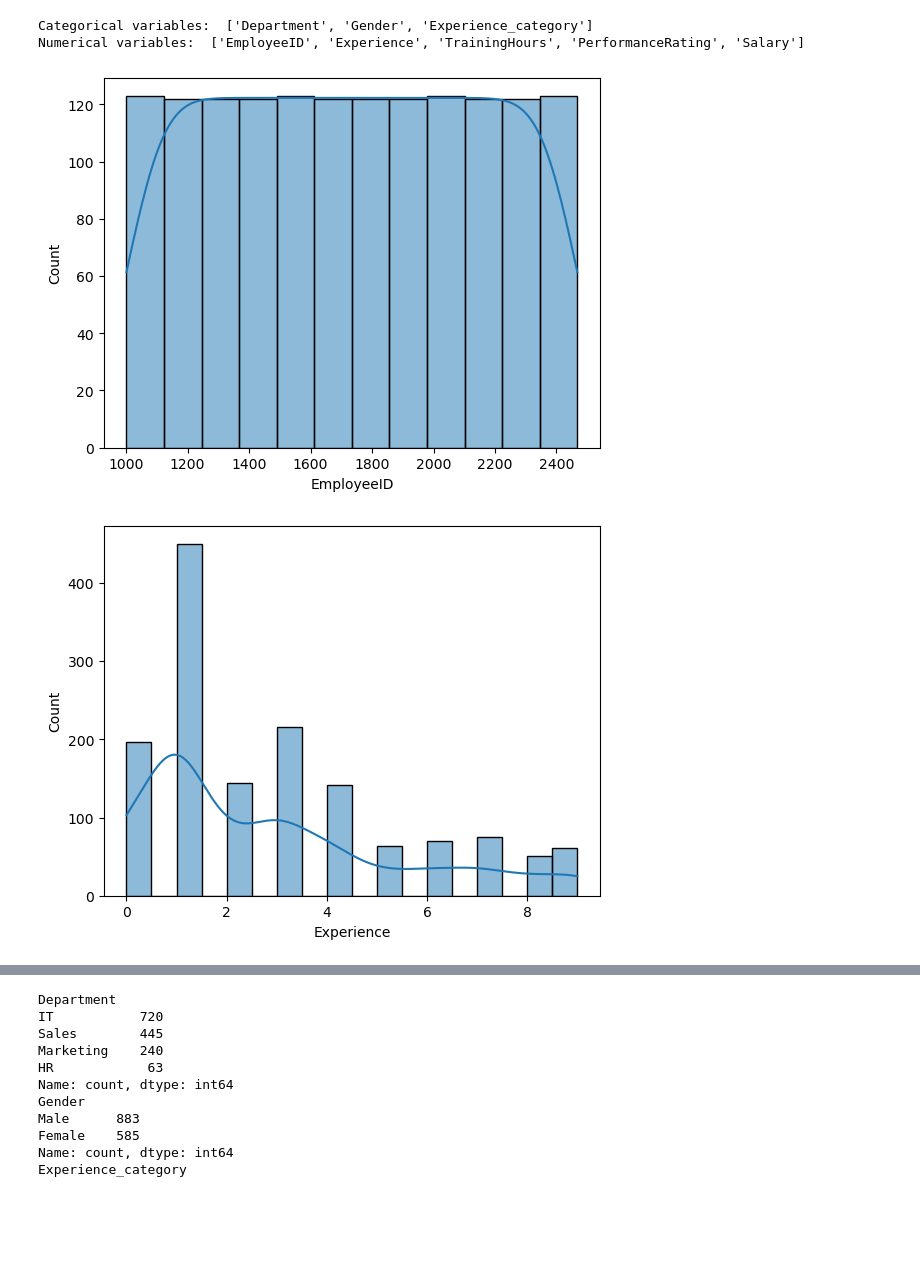
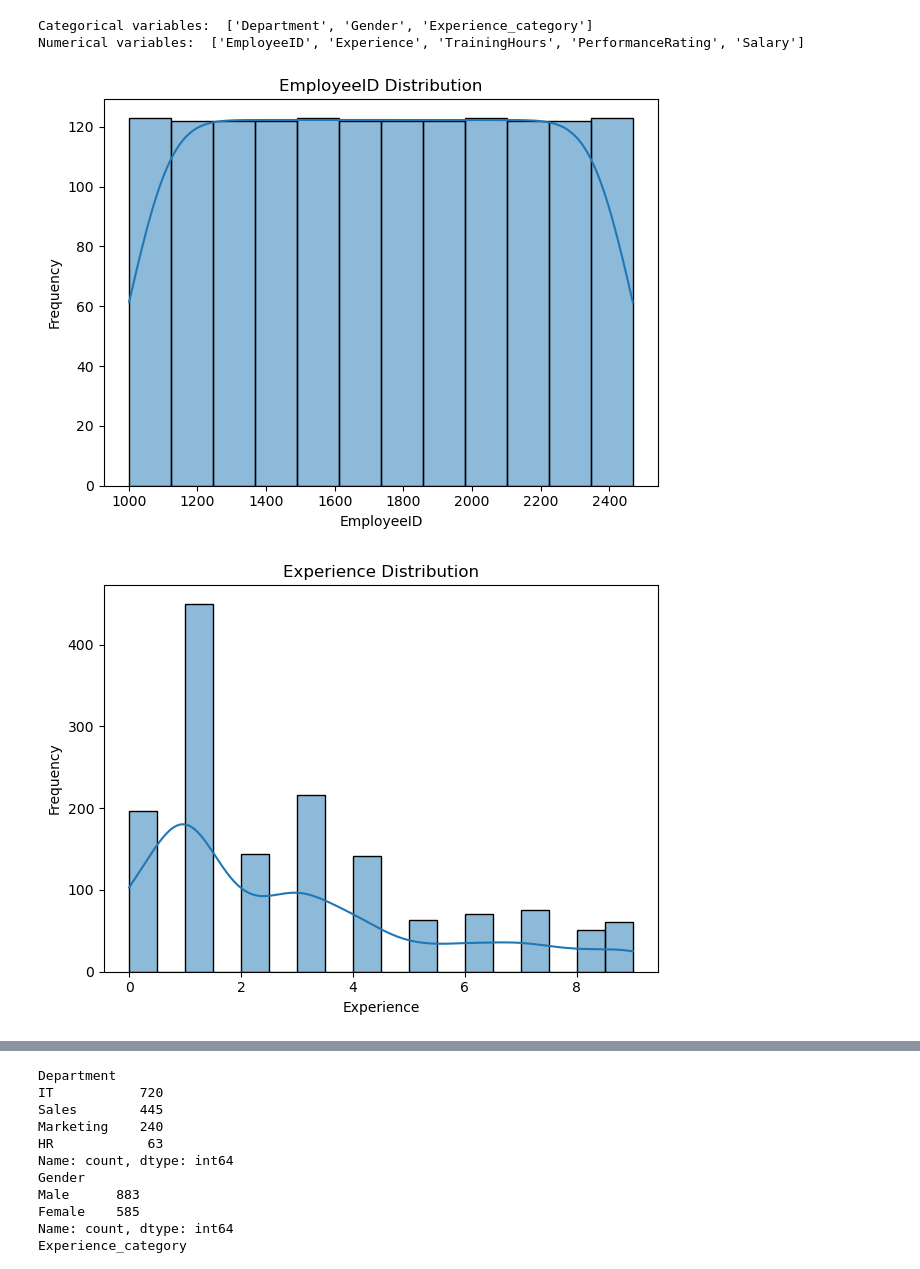
Before and after one commit to platthu123-create/Employee-Performance-Analysis, a Jupyter notebook: Main_module.ipynb, the cells around one changed output, grey strips where cells are left out. Drawn from its saved outputs; the diff is of its cells as text; code cells hidden in the pictures; blank space fills up the shorter version.

```diff
--- a/Main_module.ipynb
+++ b/Main_module.ipynb
@@ -100,7 +101,10 @@ Numerical variables:  ['EmployeeID', 'Experience', 'TrainingHours', 'Performance
 # %%
 for column in numerical_col:
     sns.histplot(data=df[column],kde=True)
+    plt.title(f'{column} Distribution')
+    plt.ylabel('Frequency')
+    plt.tight_layout()
     plt.show()
 # %% [output]
-[figure, old version]
+[figure, new version]
-[figure, old version]
+[figure, new version]
```
Also changed, not shown: parts of 15 cells of this notebook.
